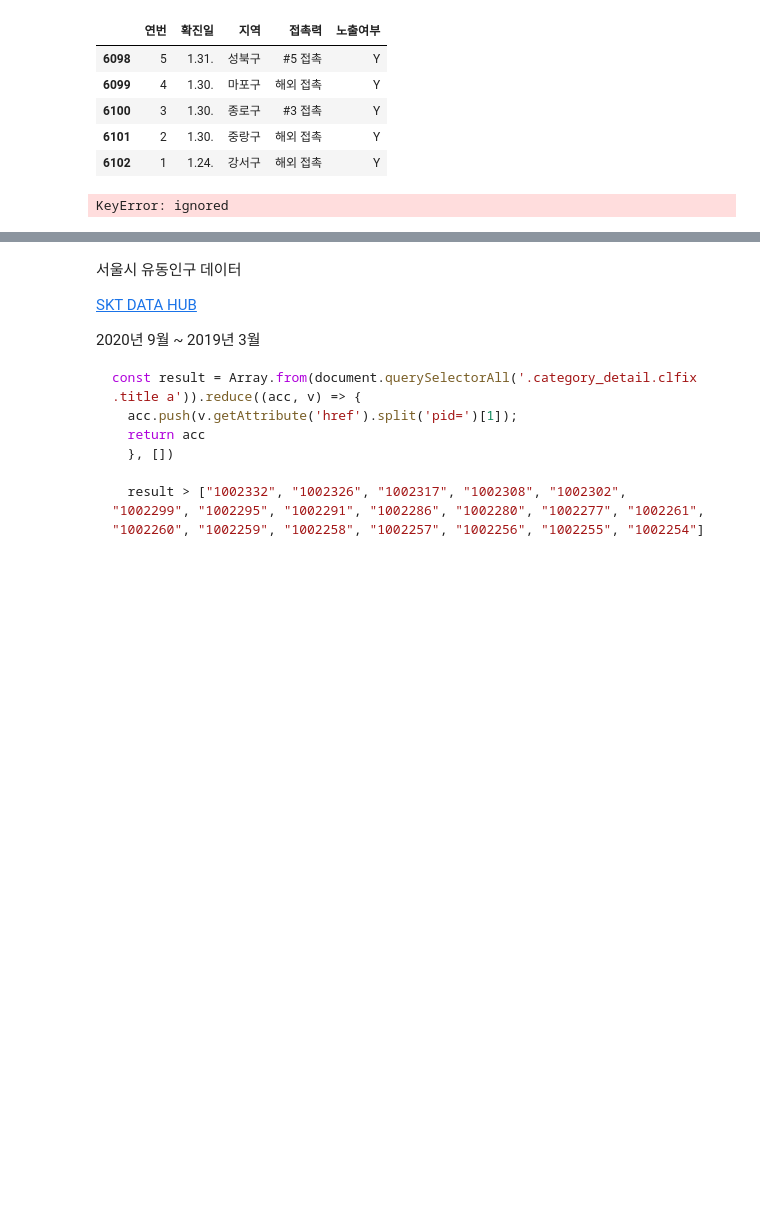
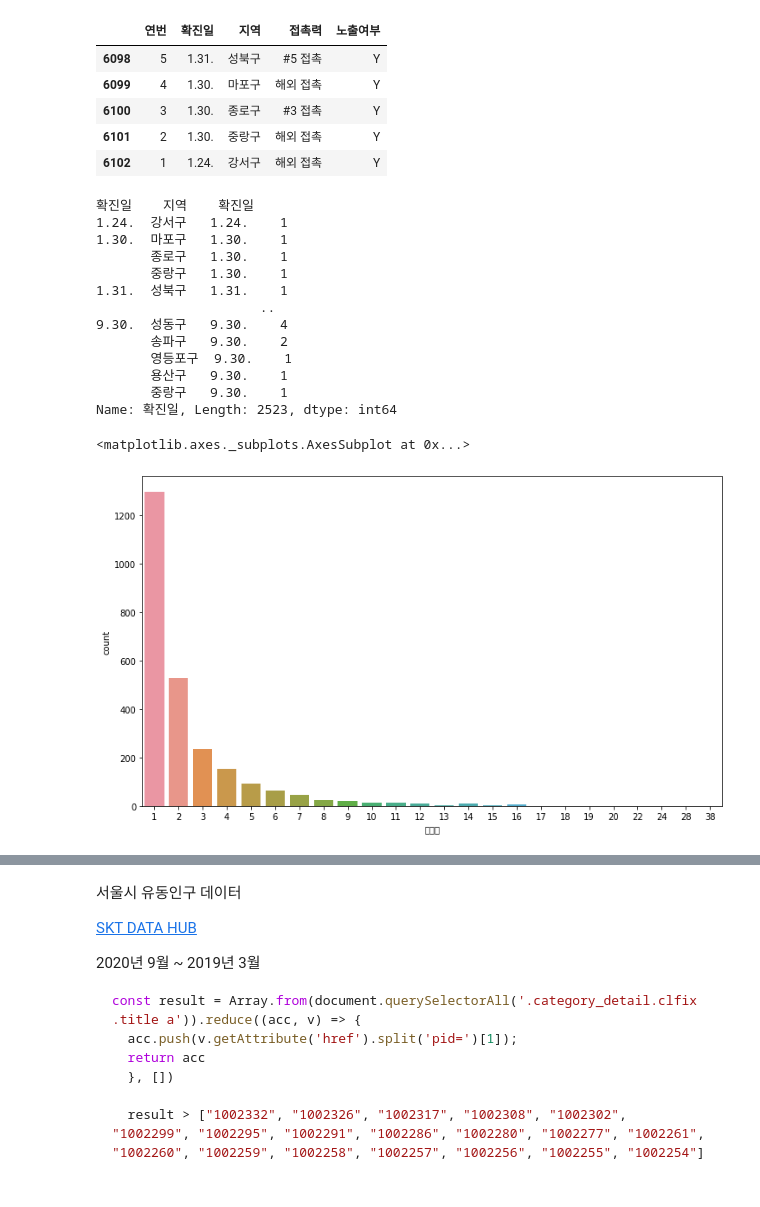
Before and after one commit to wiv33/A-Learning-python, a Jupyter notebook: machine-learning/_000_hello_machine/_000_basic/_008_pandas/_002_moving_population.ipynb, the cells around one changed output, grey strips where cells are left out. Cells and saved outputs as stored; diff of their text form; code cells hidden in the pictures; blank space fills up the shorter version.

```diff
--- a/machine-learning/_000_hello_machine/_000_basic/_008_pandas/_002_moving_population.ipynb
+++ b/machine-learning/_000_hello_machine/_000_basic/_008_pandas/_002_moving_population.ipynb
@@ -24,7 +24,26 @@ df_co.tail()
 | 6100 | 3 | 1.30. | 종로구 | #3 접촉 | Y |
 | 6101 | 2 | 1.30. | 중랑구 | 해외 접촉 | Y |
 | 6102 | 1 | 1.24. | 강서구 | 해외 접촉 | Y |
-# %%
-s = df_co.groupby(by=['지역'])['확진일']
-# %% [output]
-KeyError: ignored
+# %%
+s = df_co.groupby(by=['확진일', '지역'])
+
+print(s['확진일'].value_counts())
+fig, ax = plt.subplots(1, 1, figsize=(12, 7))
+
+sns.countplot(s['확진일'].value_counts(), data=pd.DataFrame(s), ax=ax)
+# %% [output]
+확진일    지역    확진일
+1.24.  강서구   1.24.    1
+1.30.  마포구   1.30.    1
+       종로구   1.30.    1
+       중랑구   1.30.    1
+1.31.  성북구   1.31.    1
+                     ..
+9.30.  성동구   9.30.    4
+       송파구   9.30.    2
+       영등포구  9.30.    1
+       용산구   9.30.    1
+       중랑구   9.30.    1
+Name: 확진일, Length: 2523, dtype: int64
+<matplotlib.axes._subplots.AxesSubplot at 0x...>
+[figure, added]
```
Also changed, not shown: parts of 9 cells of this notebook.
